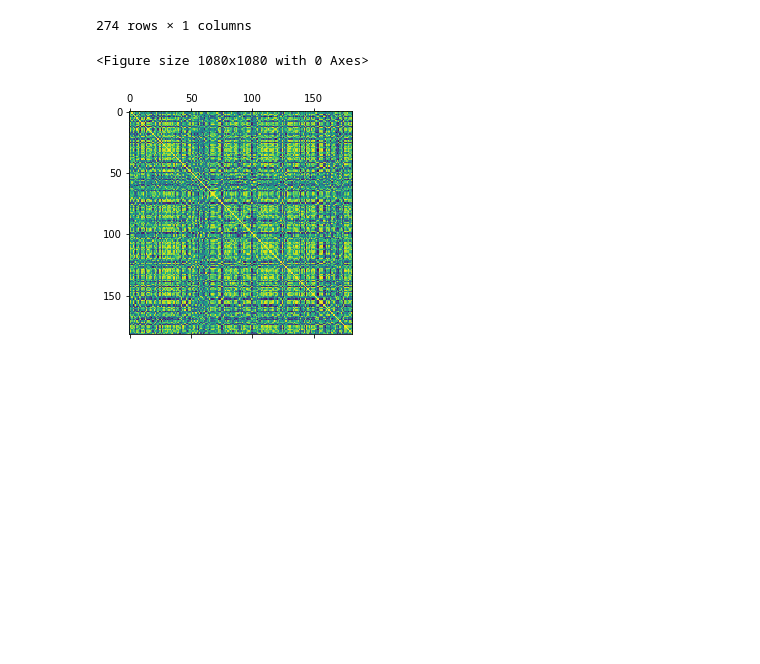
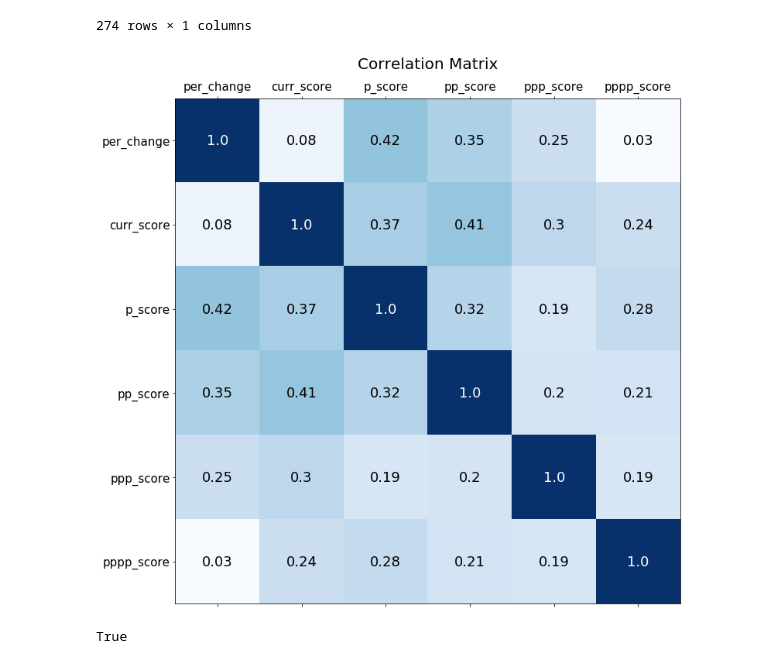
Before and after one commit to cakirogluozan/fantasy-basketball, a Jupyter notebook: fantasy-basketball.ipynb, the cells around one changed output. Drawn from its saved outputs; the diff is of its cells as text; code cells hidden in the pictures; blank space fills up the shorter version.

```diff
--- a/fantasy-basketball.ipynb
+++ b/fantasy-basketball.ipynb
@@ -231,4 +231,5 @@ if current_round > 5:
     pprev_score = score_df.iloc[current_round-2][notna_ind]
     ppprev_score = score_df.iloc[current_round-3][notna_ind]
     pppprev_score = score_df.iloc[current_round-4][notna_ind]
-    x = pd.DataFrame(np.array([per_price_change_array, curr_score, prev_score, pprev_score, ppprev_score, pppprev_score]))
+    column_dic = {0:'per_change', 1:'curr_score', 2:'p_score', 3:'pp_score', 4:'ppp_score', 5:'pppp_score'}
+    change_score_df = pd.DataFrame(columns=column_dic.values(), data=np.array(np.stack((per_price_change_array, curr_score, prev_score, pprev_score, ppprev_score, pppprev_score), axis=1)))
@@ -237,7 +236,23 @@ y = x.corr()
-# %%
-plt.figure(figsize=(15,15))
-plt.matshow(y)
-plt.show()
-# %% [output]
-<Figure size 1080x1080 with 0 Axes>
-[figure, removed]
+# %%
+def visualize_conf_matrix(conf_matrix, class_dict=None):
+    plt.figure(figsize=(12,12))
+    ax = plt.subplot(111)
+    ax.matshow(conf_matrix, cmap='Blues')
+    if class_dict != None:
+        ax.set_title('Correlation Matrix', fontsize=20)
+        ax.set_xticklabels(['']+list(class_dict.values()), fontsize=15)
+        ax.set_yticklabels(['']+list(class_dict.values()), fontsize=15)
+    for (i, j), z in np.ndenumerate(conf_matrix):
+        if z > .75:
+            color = 'white'
+        else:
+            color = 'black'
+        ax.text(j, i, '{}'.format(round(z,2)), ha='center', va='center', fontsize=18, color=color)
+    plt.show()
+    return True
+# %%
+change_score_corr = change_score_df.corr()
+visualize_conf_matrix(change_score_corr, column_dic)
+# %% [output]
+[figure, added]
+True
```
Also changed, not shown: parts of 1 cell of this notebook.
